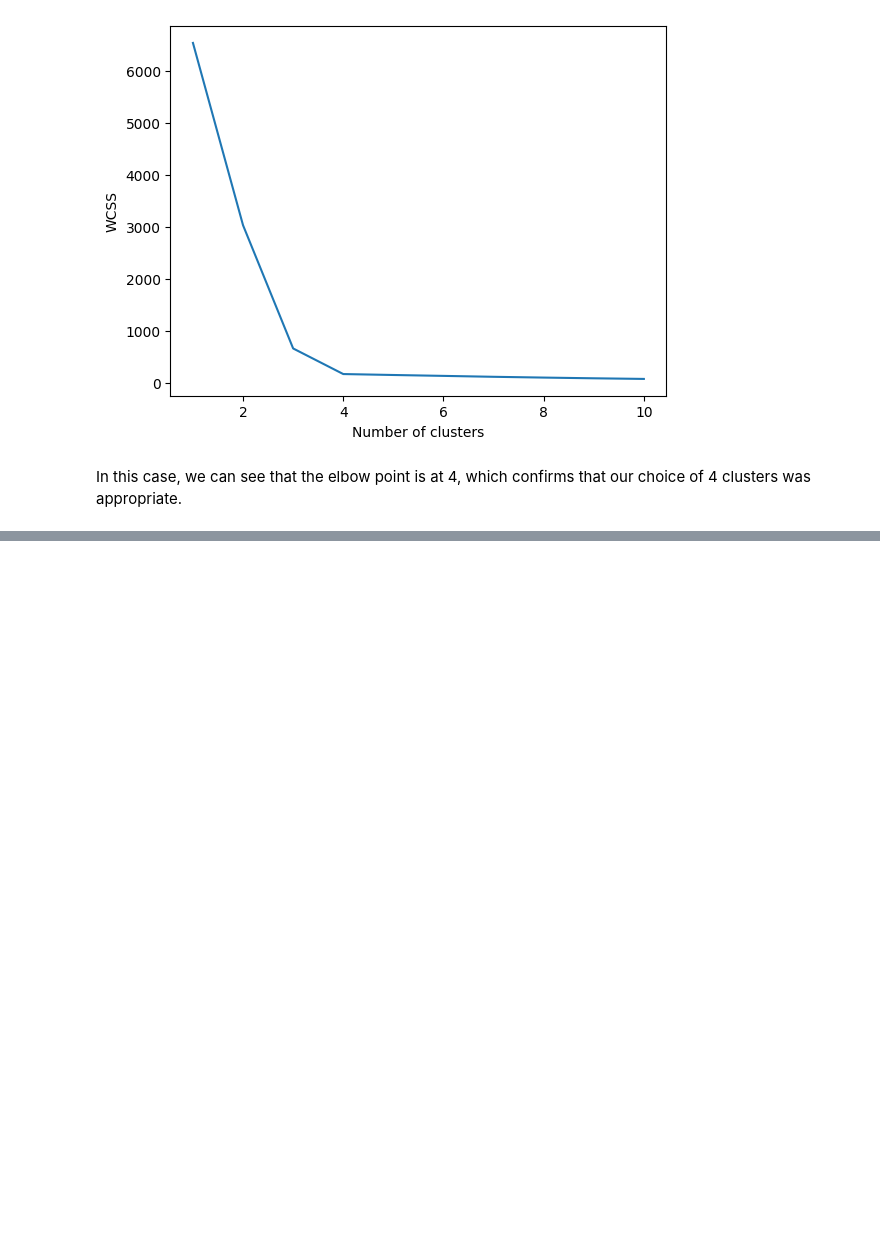
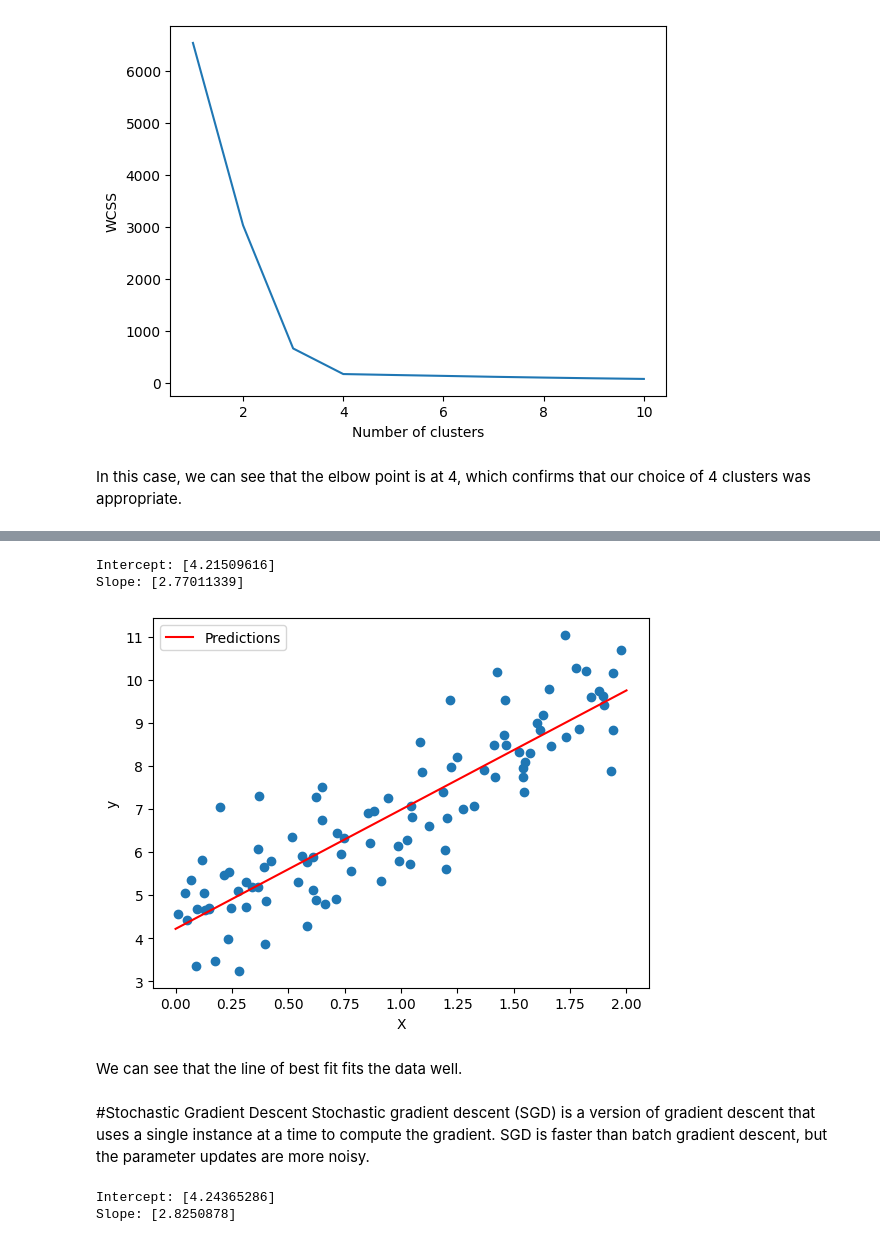
Before and after one commit to chaidosa/100-days-of-DS, a Jupyter notebook: Day_11_to_15.ipynb, the cells around one changed output, grey strips where cells are left out. Saved outputs shown, nothing was run; the diff lists cells and outputs as text; code cells hidden in the pictures; blank space fills up the shorter version.

```diff
--- a/Day_11_to_15.ipynb
+++ b/Day_11_to_15.ipynb
@@ -160,0 +295,46 @@ In this notebook, we've explored the concept of clustering in data science and i
+# %%
+eta = 0.1 # learning rate
+n_iterations = 1000
+m = 100 # number of instances
+theta = np.random.randn(2,1) # random initialization
+
+X_b = np.c_[np.ones((m, 1)), X] # add bias term to X
+
+for iteration in range(n_iterations):
+    gradients = 2/m * X_b.T.dot(X_b.dot(theta) - y)
+    theta = theta - eta * gradients
+
+print('Intercept:', theta[0])
+print('Slope:', theta[1])
+# %% [output]
+Intercept: [4.21509616]
+Slope: [2.77011339]
+# %%
+X_new = np.array([[0], [2]])
+X_new_b = np.c_[np.ones((2, 1)), X_new]
+y_predict = X_new_b.dot(theta)
+
+plt.scatter(X, y)
+plt.plot(X_new, y_predict, 'r-', label='Predictions')
+plt.xlabel('X')
+plt.ylabel('y')
+plt.legend()
+plt.show()
+# %% [output]
+[figure, added]
+# %% [markdown]
+We can see that the line of best fit fits the data well.
+# %% [markdown]
+#Stochastic Gradient Descent
+Stochastic gradient descent (SGD) is a version of gradient descent that uses a single instance at a time to compute the gradient. SGD is faster than batch gradient descent, but the parameter updates are more noisy.
+# %%
+from sklearn.linear_model import SGDRegressor
+
+sgd = SGDRegressor(max_iter=1000, tol=1e-3, eta0=0.1, penalty=None, random_state=42)
+sgd.fit(X, y.ravel())
+
+print('Intercept:', sgd.intercept_)
+print('Slope:', sgd.coef_)
+# %% [output]
+Intercept: [4.24365286]
+Slope: [2.8250878]
```
Also changed, not shown: parts of 22 cells of this notebook.
